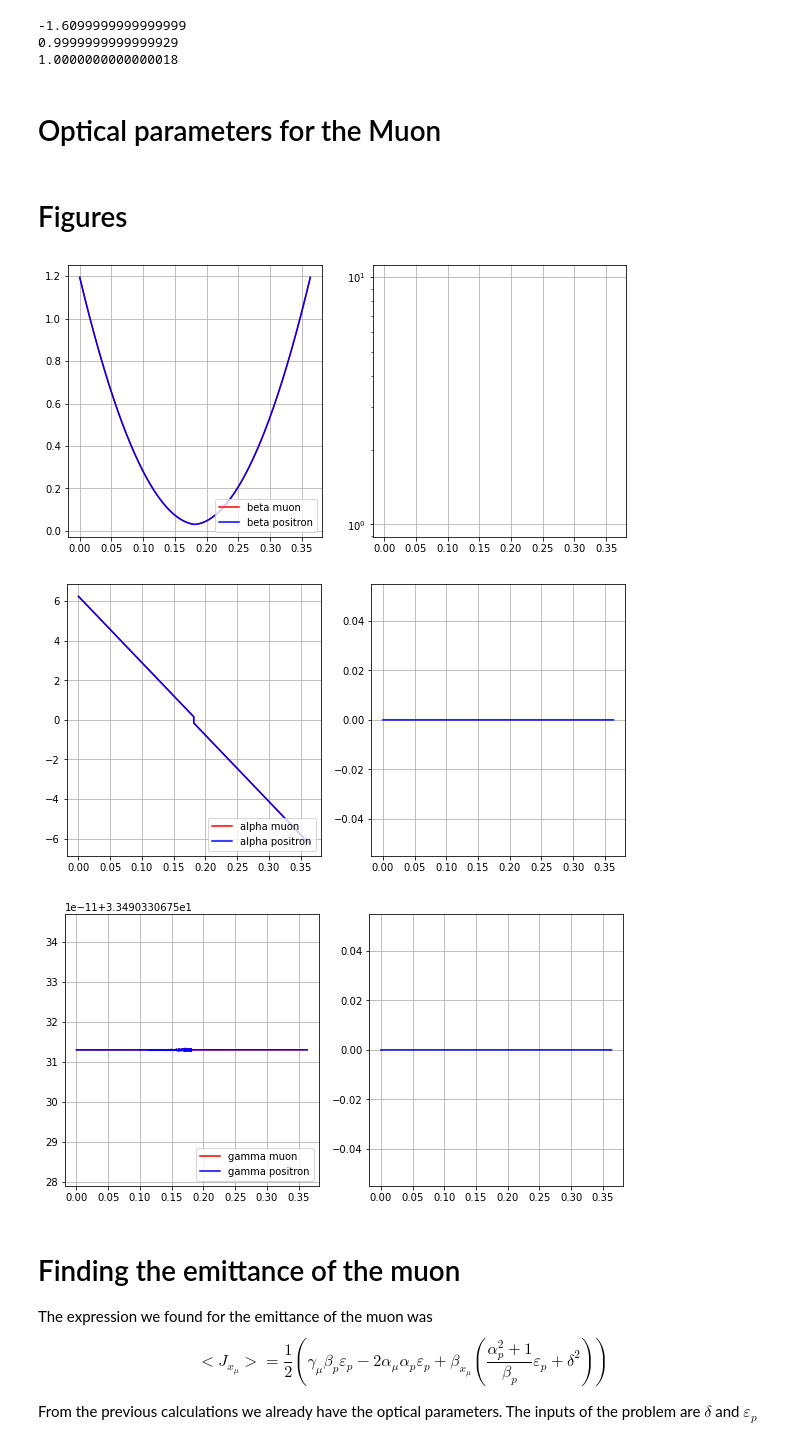
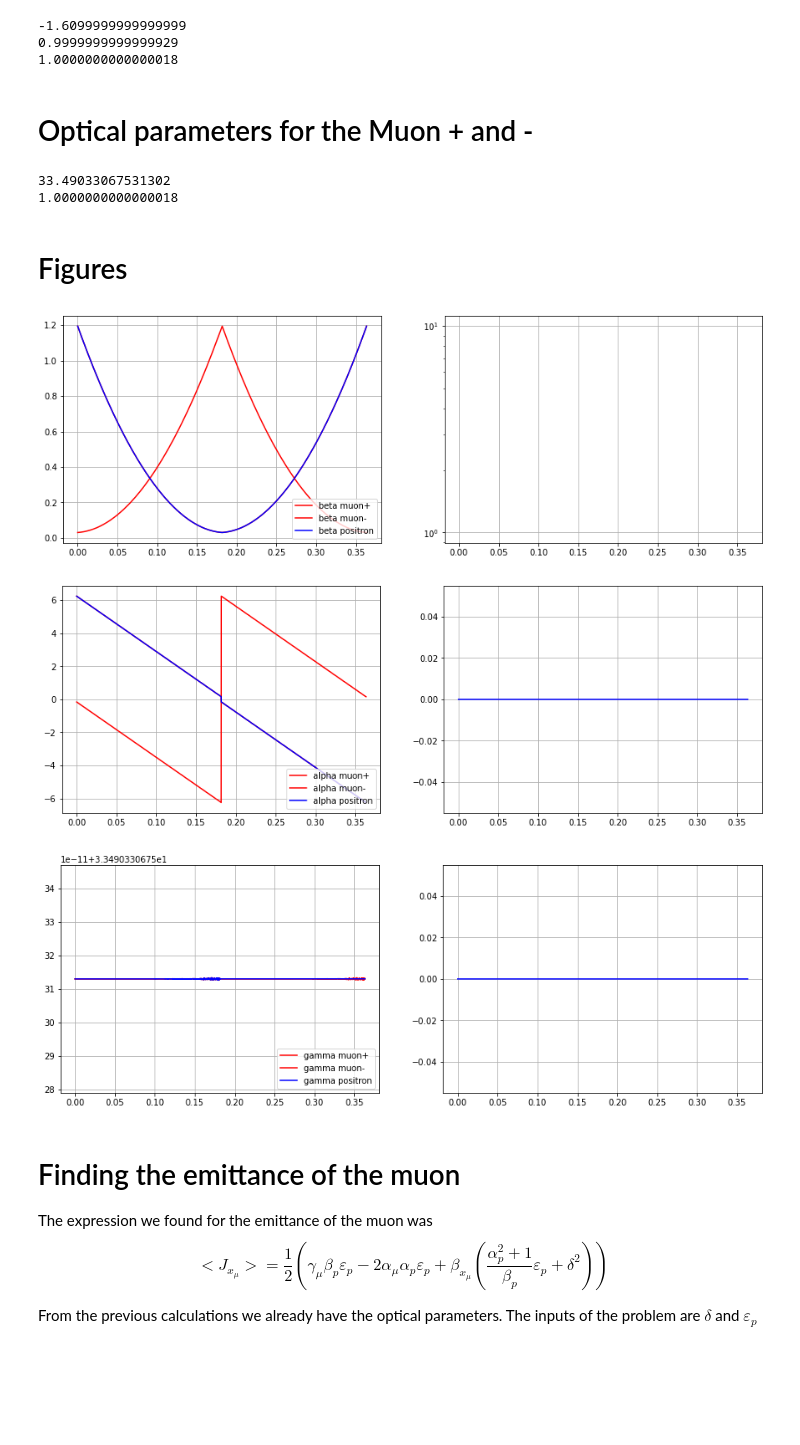
Before and after one commit to BastienGolomer/Feasibility-studies-for-a-Muon-source, a Jupyter notebook: First_attempt.ipynb, the cells around one changed output. Drawn from its saved outputs; the diff is of its cells as text; code cells hidden in the pictures; blank space fills up the shorter version.

```diff
--- a/First_attempt.ipynb
+++ b/First_attempt.ipynb
@@ -94,7 +94,7 @@ from __future__ import print_function
 from ipywidgets import interact, interactive, fixed, interact_manual
 import ipywidgets as widgets
 
-plt.rcParams["figure.figsize"] = (10,5)
+plt.rcParams["figure.figsize"] = (15,5)
 # %%
 v_c = 299792458 ; # speed of light in m/s
 s_e = (0.230)**2 # square of the energy in the center of mass in GeV
@@ -213,7 +215,7 @@ gamma_e = np.array(gamma_e)
 0.9999999999999929
 1.0000000000000018
 # %% [markdown]
-# Optical parameters for the Muon
+# Optical parameters for the Muon + and  -
 # %%
 # Building the transfer matrix of the FODO cell
 Rx1 = 1 - L/f*(1+L/f); Rx2 = L/f*(2*f+L); Rx3 = -L/(f**2); Rx4 = 1+L/f;
@@ -269,13 +271,25 @@ c_2 = beta_y0;
 beta_DD =  [(c_1**2 + 4)*x**2/(4*c_2) + c_1*x + c_2 for x in s] ;#beta in the drift following the defocusing quadrupole
 alpha_DD =  [ -1/2*((c_1**2 + 4)*x/(2*c_2) + c_1) for x in s];
 gamma_DD = [(1 + alpha_DD[i]**2)/beta_DD[i] for i in range(1000)];
-#Figures
+
+#Positive muon
 beta_mu = beta_FD + beta_DD;
 alpha_mu = alpha_FD + alpha_DD;
 gamma_mu = gamma_FD + gamma_DD;
 beta_mu = np.array(beta_mu)
 alpha_mu = np.array(alpha_mu)
 gamma_mu = np.array(gamma_mu)
+
+#Positive muon
+beta_mum = beta_DD + beta_FD;
+alpha_mum = alpha_DD + alpha_FD;
+gamma_mum = gamma_DD + gamma_FD;
+beta_mum = np.array(beta_mum)
+alpha_mum = np.array(alpha_mum)
+gamma_mum = np.array(gamma_mum)
+# %% [output]
+33.49033067531302
+1.0000000000000018
 # %% [markdown]
 # Figures
 # %%
@@ -283,43 +297,46 @@ gamma_mu = np.array(gamma_mu)
 plt.figure()
 plt.subplot(121)
 plt.plot(np.linspace(0,2*L ,2000),beta_mu,'r',label = 'beta_mu')
+plt.plot(np.linspace(0,2*L ,2000),beta_mum,'g',label = 'beta_mu')
 plt.plot(np.linspace(0,2*L ,2000),beta_e,'b',label = 'beta_e')
-plt.legend(['beta muon', 'beta positron'], loc=4)
+plt.legend(['beta muon+','beta muon-', 'beta positron'], loc=4)
 plt.grid(True)
 
 plt.subplot(122)
 plt.plot(np.linspace(0,2*L ,2000),beta_mu - beta_e,'b',label = 'difference')
 plt.yscale('log')
 plt.grid(True)
 
 
 # plot of alpha functions
 plt.figure()
 plt.subplot(121)
 plt.plot(np.linspace(0,2*L ,2000),alpha_mu,'r',label = 'alpha_mu')
+plt.plot(np.linspace(0,2*L ,2000),alpha_mum,'g',label = 'alpha_mu')
 plt.plot(np.linspace(0,2*L ,2000),alpha_e,'b',label = 'alpha_e')
-plt.legend(['alpha muon', 'alpha positron'], loc=4)
+plt.legend(['alpha muon+', 'alpha muon-','alpha positron'], loc=4)
 plt.grid(True)
 
 plt.subplot(122)
 plt.plot(np.linspace(0,2*L ,2000),alpha_mu - alpha_e,'b',label = 'difference')
 plt.grid(True)
 
 # plot of beta functions
 plt.figure()
 plt.subplot(121)
 plt.plot(np.linspace(0,2*L ,2000),gamma_mu,'r',label = 'gamma_mu')
+plt.plot(np.linspace(0,2*L ,2000),gamma_mum,'g',label = 'gamma_mu')
 plt.plot(np.linspace(0,2*L ,2000),gamma_e,'b',label = 'gamma_e')
-plt.legend(['gamma muon', 'gamma positron'], loc=4)
+plt.legend(['gamma muon+','gamma muon-', 'gamma positron'], loc=4)
 plt.grid(True)
 
 plt.subplot(122)
 plt.plot(np.linspace(0,2*L ,2000),gamma_mu - gamma_e,'b',label = 'difference')
 plt.grid(True)
 # %% [output]
-[figure, old version]
+[figure, new version]
-[figure, old version]
+[figure, new version]
-[figure, old version]
+[figure, new version]
 # %% [markdown]
 # Finding the emittance of the muon
 
```
Also changed, not shown: parts of 3 cells of this notebook.
